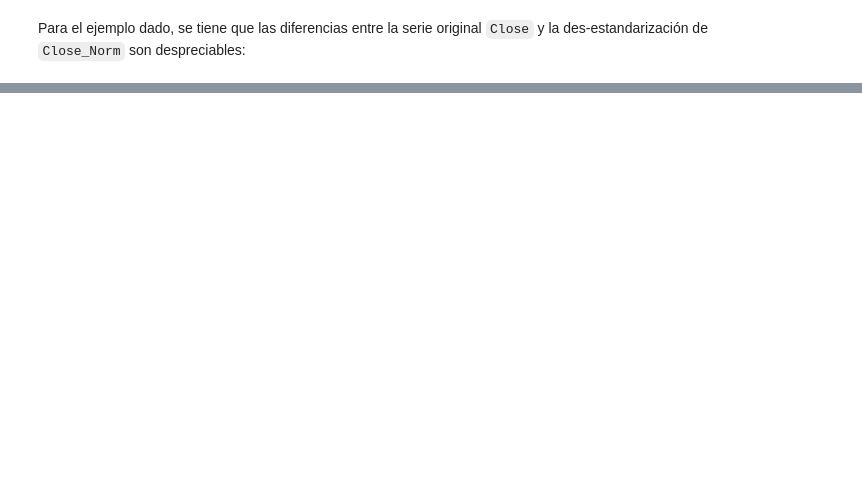
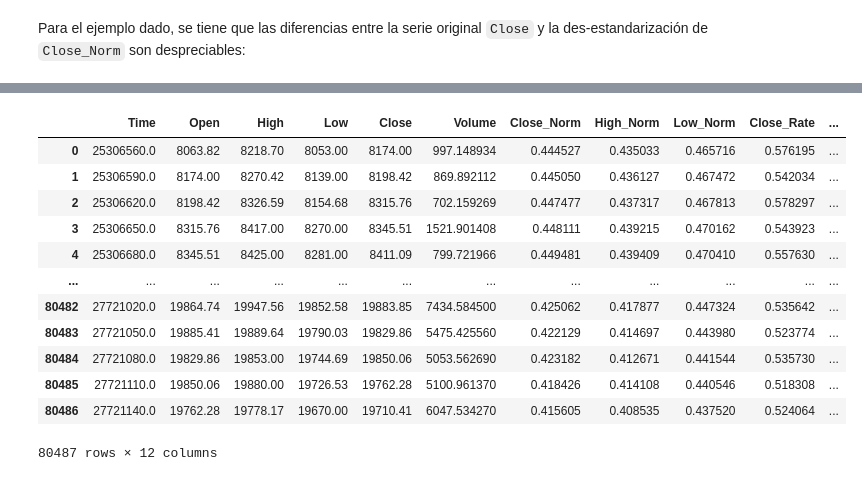
Before and after one commit to AlbertNath/BTC-LSTM, a Jupyter notebook: src/python/jnotes/03 Limpieza y transformación.ipynb, the cells around one changed output, grey strips where cells are left out. Saved outputs shown, nothing was run; the diff lists cells and outputs as text; code cells hidden in the pictures; blank space fills up the shorter version.

```diff
--- a/src/python/jnotes/03 Limpieza y transformación.ipynb
+++ b/src/python/jnotes/03 Limpieza y transformación.ipynb
@@ -260,0 +263,12 @@ plt.show()
+# %%
+training, validation, _ = datasets(
+    symbol='BTCUSDT',
+    interval='30m',
+    variables=[
+        'Close_Norm', 'High_Norm', 'Low_Norm',
+        'Close_Rate', 'Volume_Log', 'Volume_Qty'
+    ],
+    subsets=[80549, 20137],
+    conf_level=100,
+    isolated=False
+)
@@ -260,0 +280,16 @@ plt.show()
+# %%
+training
+# %% [output]
+|  | Time | Open | High | Low | Close | Volume | Close_Norm | High_Norm | Low_Norm | Close_Rate | ... |
+| 0 | 25306560.0 | 8063.82 | 8218.70 | 8053.00 | 8174.00 | 997.148934 | 0.444527 | 0.435033 | 0.465716 | 0.576195 | ... |
+| 1 | 25306590.0 | 8174.00 | 8270.42 | 8139.00 | 8198.42 | 869.892112 | 0.445050 | 0.436127 | 0.467472 | 0.542034 | ... |
+| 2 | 25306620.0 | 8198.42 | 8326.59 | 8154.68 | 8315.76 | 702.159269 | 0.447477 | 0.437317 | 0.467813 | 0.578297 | ... |
+| 3 | 25306650.0 | 8315.76 | 8417.00 | 8270.00 | 8345.51 | 1521.901408 | 0.448111 | 0.439215 | 0.470162 | 0.543923 | ... |
+| 4 | 25306680.0 | 8345.51 | 8425.00 | 8281.00 | 8411.09 | 799.721966 | 0.449481 | 0.439409 | 0.470410 | 0.557630 | ... |
+| ... | ... | ... | ... | ... | ... | ... | ... | ... | ... | ... | ... |
+| 80482 | 27721020.0 | 19864.74 | 19947.56 | 19852.58 | 19883.85 | 7434.584500 | 0.425062 | 0.417877 | 0.447324 | 0.535642 | ... |
+| 80483 | 27721050.0 | 19885.41 | 19889.64 | 19790.03 | 19829.86 | 5475.425560 | 0.422129 | 0.414697 | 0.443980 | 0.523774 | ... |
+| 80484 | 27721080.0 | 19829.86 | 19853.00 | 19744.69 | 19850.06 | 5053.562690 | 0.423182 | 0.412671 | 0.441544 | 0.535730 | ... |
+| 80485 | 27721110.0 | 19850.06 | 19880.00 | 19726.53 | 19762.28 | 5100.961370 | 0.418426 | 0.414108 | 0.440546 | 0.518308 | ... |
+| 80486 | 27721140.0 | 19762.28 | 19778.17 | 19670.00 | 19710.41 | 6047.534270 | 0.415605 | 0.408535 | 0.437520 | 0.524064 | ... |
+80487 rows × 12 columns
```
Also changed, not shown: parts of 8 cells of this notebook, 16 other files.
